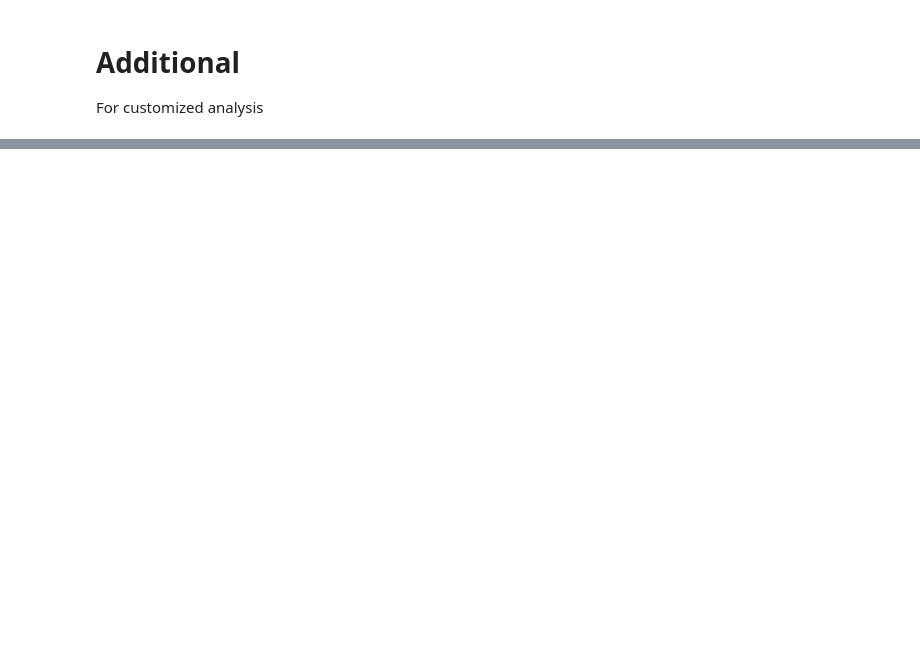
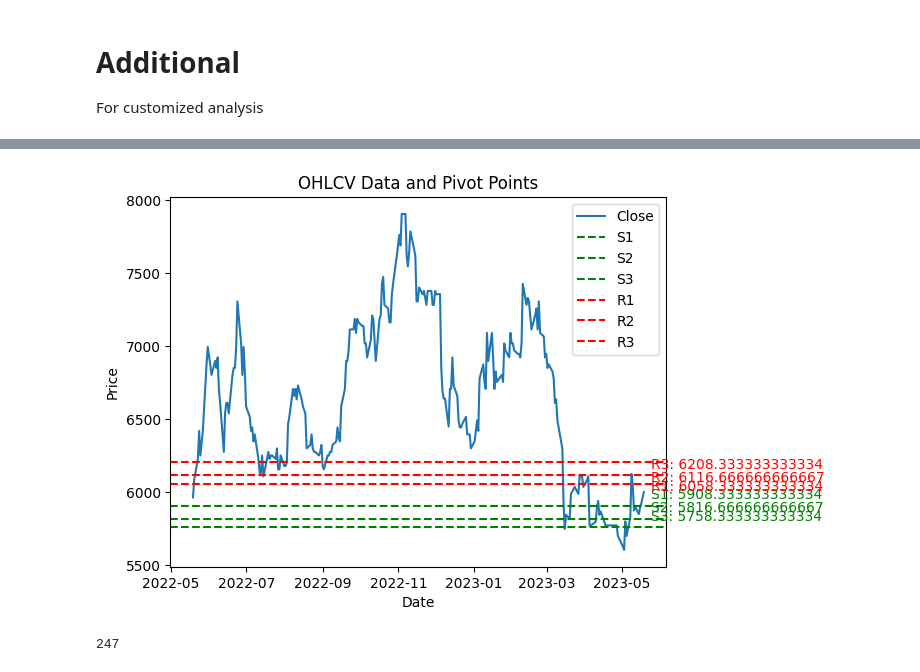
Before and after one commit to fakhreza-s/live-stock-analysis-yfinance, a Jupyter notebook: stock_analysis.ipynb, the cells around one changed output, grey strips where cells are left out. Cells and saved outputs as stored; diff of their text form; code cells hidden in the pictures; blank space fills up the shorter version.

```diff
--- a/stock_analysis.ipynb
+++ b/stock_analysis.ipynb
@@ -460,0 +540,51 @@ For customized analysis
+# %%
+import matplotlib.pyplot as plt
+sr_ticker = 'SMGR.JK'
+
+# Create the line plot for 'Close' column
+plt.plot(df[df['Ticker'] == sr_ticker]['Close'], label='Close')
+
+# Add horizontal lines for support levels
+s1 = last_pivot_points.loc[sr_ticker, 'S1']
+s2 = last_pivot_points.loc[sr_ticker, 'S2']
+s3 = last_pivot_points.loc[sr_ticker, 'S3']
+plt.axhline(y=s1, color='green', linestyle='--', label='S1')
+plt.axhline(y=s2, color='green', linestyle='--', label='S2')
+plt.axhline(y=s3, color='green', linestyle='--', label='S3')
+
+# Add horizontal lines for resistance levels
+r1 = last_pivot_points.loc[sr_ticker, 'R1']
+r2 = last_pivot_points.loc[sr_ticker, 'R2']
+r3 = last_pivot_points.loc[sr_ticker, 'R3']
+plt.axhline(y=r1, color='red', linestyle='--', label='R1')
+plt.axhline(y=r2, color='red', linestyle='--', label='R2')
+plt.axhline(y=r3, color='red', linestyle='--', label='R3')
+
+# Set the title and labels
+plt.title('OHLCV Data and Pivot Points')
+plt.xlabel('Date')
+plt.ylabel('Price')
+
+# Display the legend
+plt.legend()
+
+# Define the data points for the text annotations
+x_values = df[df['Ticker'] == sr_ticker].index
+x_coord = x_values[-1]
+
+# Display the S and R values as data labels
+plt.annotate(f'S1: {s1}', (x_coord, s1), xytext=(5, 5), textcoords='offset points', color='green')
+plt.annotate(f'S2: {s2}', (x_coord, s2), xytext=(5, 5), textcoords='offset points', color='green')
+plt.annotate(f'S3: {s3}', (x_coord, s3), xytext=(5, 5), textcoords='offset points', color='green')
+plt.annotate(f'R1: {r1}', (x_coord, r1), xytext=(5, -5), textcoords='offset points', color='red')
+plt.annotate(f'R2: {r2}', (x_coord, r2), xytext=(5, -5), textcoords='offset points', color='red')
+plt.annotate(f'R3: {r3}', (x_coord, r3), xytext=(5, -5), textcoords='offset points', color='red')
+
+# Show the plot
+plt.show()
+# %% [output]
+[figure, added]
+# %%
+x_coord
+# %% [output]
+247
```
Also changed, not shown: parts of 17 cells of this notebook, 2 other files.
